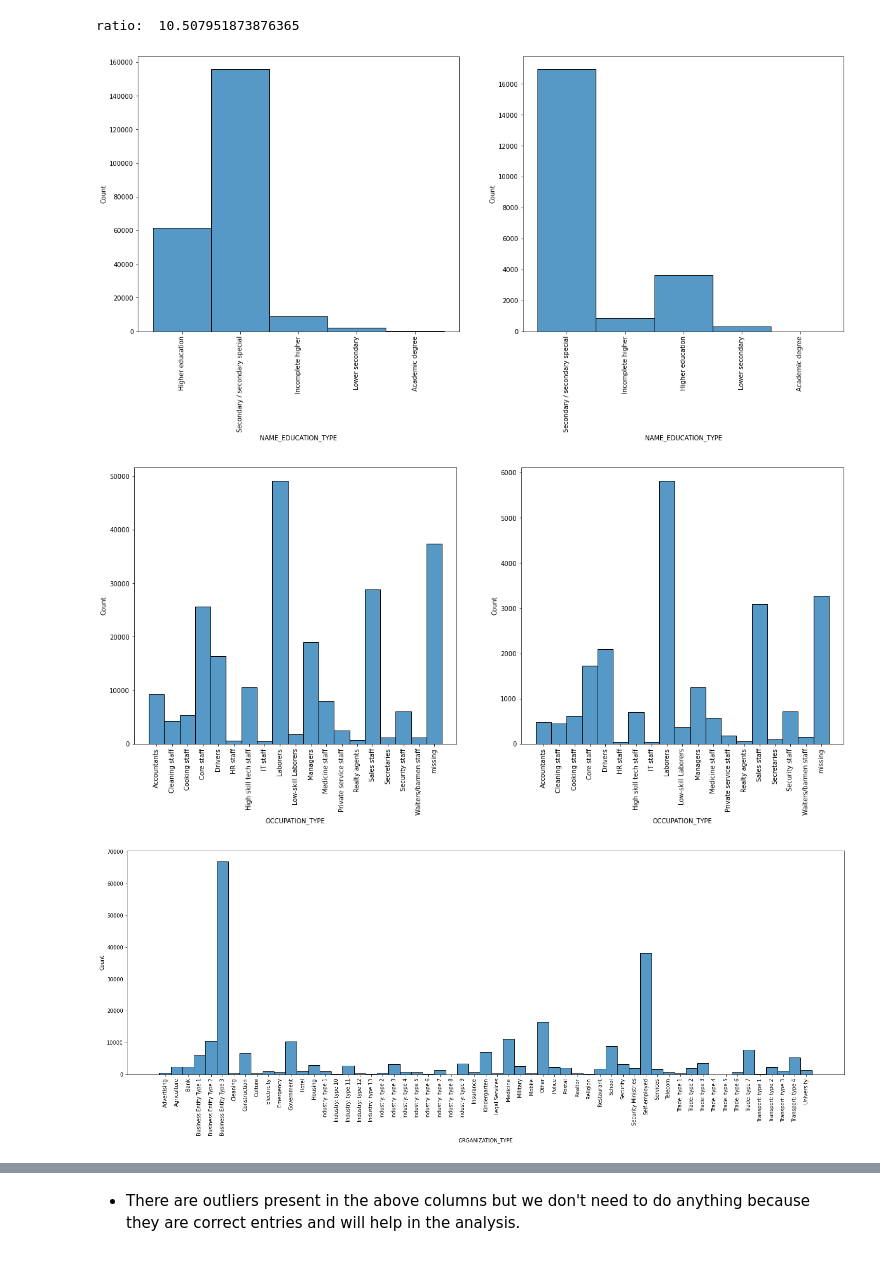
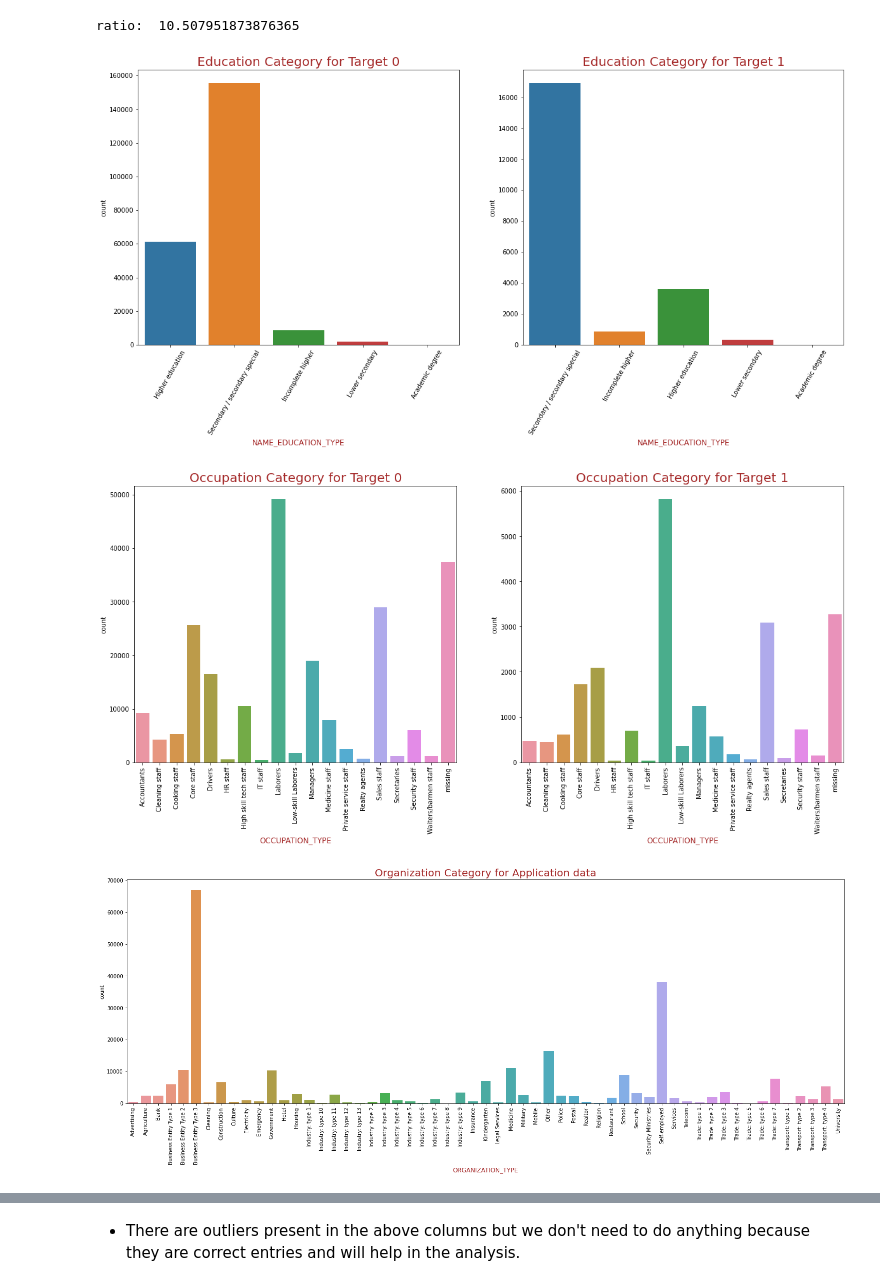
Before and after one commit to Boken19/Case_Studies, a Jupyter notebook: Credit EDA case study/Credit_EDA_case_study.ipynb, the cells around one changed output, grey strips where cells are left out. Drawn from its saved outputs; the diff is of its cells as text; code cells hidden in the pictures.

```diff
--- a/Credit EDA case study/Credit_EDA_case_study.ipynb
+++ b/Credit EDA case study/Credit_EDA_case_study.ipynb
@@ -20,7 +20,7 @@ with zipfile.ZipFile("Credit EDA Case Study-20210727T203016Z-001.zip") as z:
         #read the dataset
         data = pd.read_csv(f)
     with z.open('Credit EDA Case Study/previous_application.csv') as f1:
-        prev_data = pd.read_csv(f1)
+        p_data = pd.read_csv(f1)
 # %%
 # display application data (data about client has payment difficulties or not)
 data.head()
@@ -398,29 +405,39 @@ ratio:  10.507951873876365
 # %%
 plt.figure(figsize = (20,8))
 plt.subplot(1,2,1)
-sns.histplot(data_0['NAME_EDUCATION_TYPE'])
-plt.xticks(rotation = 90)
+sns.countplot(data_0['NAME_EDUCATION_TYPE'])
+plt.xticks(rotation = 60)
+plt.title('Education Category for Target 0', fontdict={'fontsize': 20, 'fontweight' : 5, 'color' : 'Brown'})
+plt.xlabel('NAME_EDUCATION_TYPE', fontdict={'fontsize': 12, 'fontweight' : 5, 'color' : 'Brown'})
 plt.subplot(1,2,2)
-sns.histplot(data_1['NAME_EDUCATION_TYPE'])
-plt.xticks(rotation = 90)
+sns.countplot(data_1['NAME_EDUCATION_TYPE'])
+plt.xticks(rotation = 60)
+plt.title('Education Category for Target 1', fontdict={'fontsize': 20, 'fontweight' : 5, 'color' : 'Brown'})
+plt.xlabel('NAME_EDUCATION_TYPE', fontdict={'fontsize': 12, 'fontweight' : 5, 'color' : 'Brown'})
 plt.show()
 # %% [output]
-[figure, old version]
+[figure, new version]
 # %%
 plt.figure(figsize = (20,8))
 plt.subplot(1,2,1)
-sns.histplot(data_0['OCCUPATION_TYPE'].sort_values())
+sns.countplot(data_0['OCCUPATION_TYPE'].sort_values())
 plt.xticks(rotation = 90)
+plt.title('Occupation Category for Target 0', fontdict={'fontsize': 20, 'fontweight' : 5, 'color' : 'Brown'})
+plt.xlabel('OCCUPATION_TYPE', fontdict={'fontsize': 12, 'fontweight' : 5, 'color' : 'Brown'})
 plt.subplot(1,2,2)
-sns.histplot(data_1['OCCUPATION_TYPE'].sort_values())
+sns.countplot(data_1['OCCUPATION_TYPE'].sort_values())
 plt.xticks(rotation = 90)
+plt.title('Occupation Category for Target 1', fontdict={'fontsize': 20, 'fontweight' : 5, 'color' : 'Brown'})
+plt.xlabel('OCCUPATION_TYPE', fontdict={'fontsize': 12, 'fontweight' : 5, 'color' : 'Brown'})
 plt.show()
 # %% [output]
-[figure, old version]
+[figure, new version]
 # %%
 plt.figure(figsize = (25,8))
-sns.histplot(data['ORGANIZATION_TYPE'].sort_values())
+sns.countplot(data['ORGANIZATION_TYPE'].sort_values())
 plt.xticks(rotation = 90)
+plt.title('Organization Category for Application data', fontdict={'fontsize': 20, 'fontweight' : 5, 'color' : 'Brown'})
+plt.xlabel('ORGANIZATION_TYPE', fontdict={'fontsize': 12, 'fontweight' : 5, 'color' : 'Brown'})
 plt.show()
 # %% [output]
-[figure, old version]
+[figure, new version]
```
Also changed, not shown: parts of 55 cells of this notebook.
